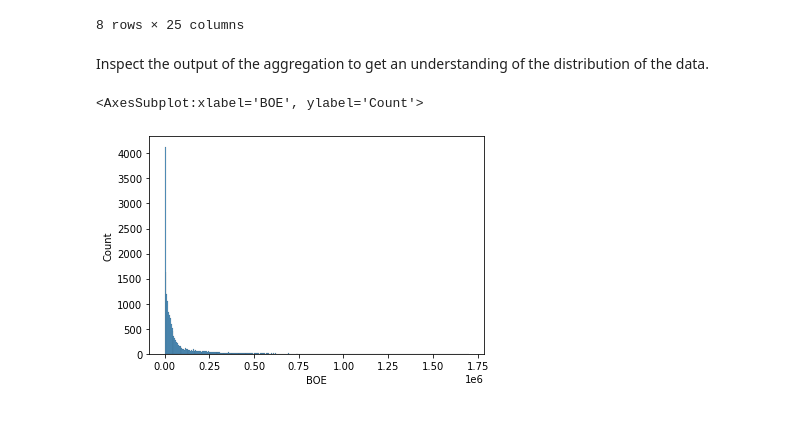
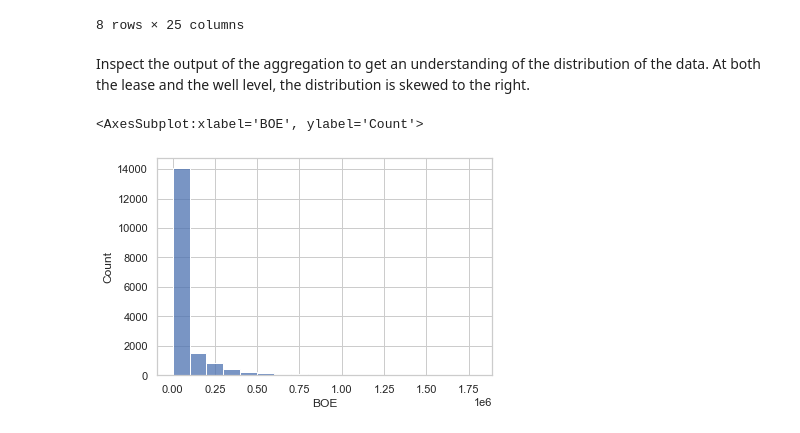
Before and after one commit to jromani-ds/MT_Oil, a Jupyter notebook: DataCollection.ipynb, the cells around one changed output. Drawn from its saved outputs; the diff is of its cells as text; code cells hidden in the pictures.

```diff
--- a/DataCollection.ipynb
+++ b/DataCollection.ipynb
@@ -92,0 +96,4 @@ well_data_df.head()
+# %%
+import seaborn as sns
+sns.set_theme(style="whitegrid")
+ax = sns.countplot(x="Well_Typ", data=well_data_df)
@@ -142,10 +151,9 @@ lease_prd_total.describe()
 | max | 0.0 | 167.000000 | 2.255508e+06 | 966569.000000 | 3.124332e+07 | 3.052014e+08 | 3.051701e+08 | 3.124208e+07 | 7.508198e+07 | ... |
 8 rows × 25 columns
 # %% [markdown]
-Inspect the output of the aggregation to get an understanding of the distribution of the data.
+Inspect the output of the aggregation to get an understanding of the distribution of the data. At both the lease and the well level, the distribution is skewed to the right.
 # %%
-import seaborn as sns
-sns.histplot(data=well_prd_total, x="BOE")
+sns.histplot(data=well_prd_total, x="BOE", binwidth=100000)
 # %% [output]
 <AxesSubplot:xlabel='BOE', ylabel='Count'>
-[figure, old version]
+[figure, new version]
```
Also changed, not shown: parts of 20 cells of this notebook.
